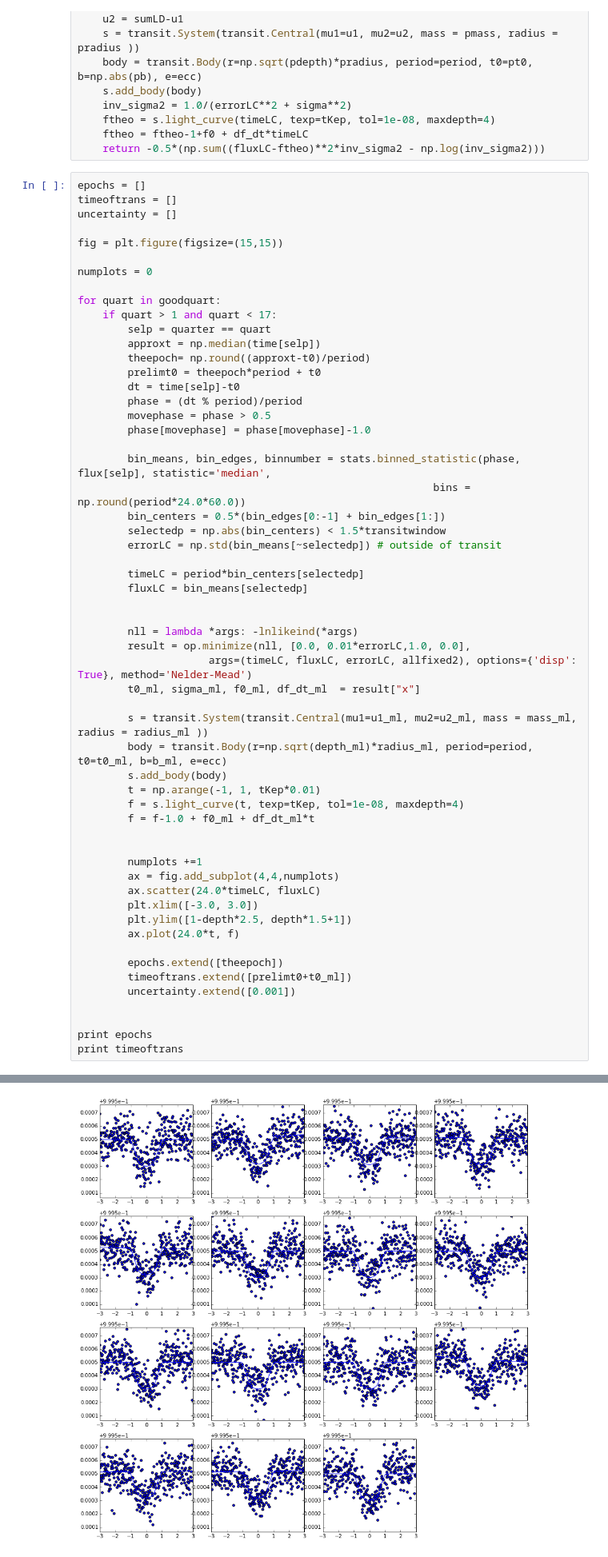
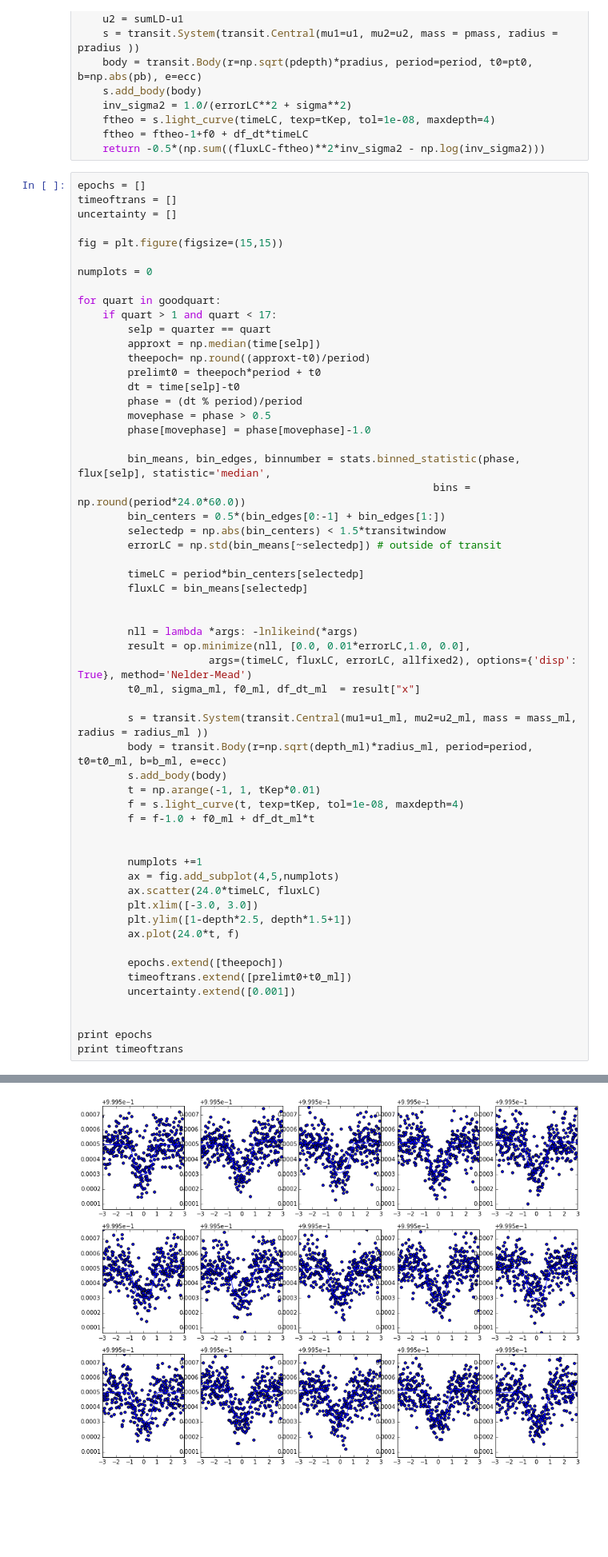
Before and after one commit to sanchisojeda/USPmass, a Jupyter notebook: Transitanalysis/Prelimtransitfit.ipynb, the cells around one changed output, grey strips where cells are left out. Shown: that part at 80% size. Drawn from its saved outputs; the diff is of its cells as text; blank space fills up the shorter version.

```diff
--- a/Transitanalysis/Prelimtransitfit.ipynb
+++ b/Transitanalysis/Prelimtransitfit.ipynb
@@ -244,38 +244,38 @@ for quart in goodquart:
 
 
         numplots +=1
-        ax = fig.add_subplot(4,4,numplots)
+        ax = fig.add_subplot(4,5,numplots)
         ax.scatter(24.0*timeLC, fluxLC)
         plt.xlim([-3.0, 3.0])
         plt.ylim([1-depth*2.5, depth*1.5+1])
         ax.plot(24.0*t, f)
 
         epochs.extend([theepoch])
         timeoftrans.extend([prelimt0+t0_ml])
         uncertainty.extend([0.001])
 
 
 print epochs
 print timeoftrans
 # %% [output]
 Warning: Maximum number of function evaluations has been exceeded.
 Optimization terminated successfully.
          Current function value: -3209.252372
          Iterations: 74
          Function evaluations: 138
 Optimization terminated successfully.
          Current function value: -3192.404326
          Iterations: 63
          Function evaluations: 110
 Optimization terminated successfully.
          Current function value: -3189.301567
          Iterations: 61
 ... (22 lines left out)
          Function evaluations: 187
 Warning: Maximum number of function evaluations has been exceeded.
 [136.0, 267.0, 401.0, 539.0, 674.0, 806.0, 944.0, 1069.0, 1212.0, 1348.0, 1478.0, 1608.0, 1751.0, 1894.0, 2032.0]
 [146.92389840000001, 237.2105666724562, 329.56414200009601, 424.67532558351348, 517.71836280314426, 608.69453140000007, 703.80549760000008, 789.95673510000006, 888.51375080000014, 982.24629720000007,  ...
-[figure, old version]
+[figure, new version]
 # %% [markdown]
 Now we can fit the timings to obtain the final epoch
 # %%
```
Also changed, not shown: parts of 2 cells of this notebook.
